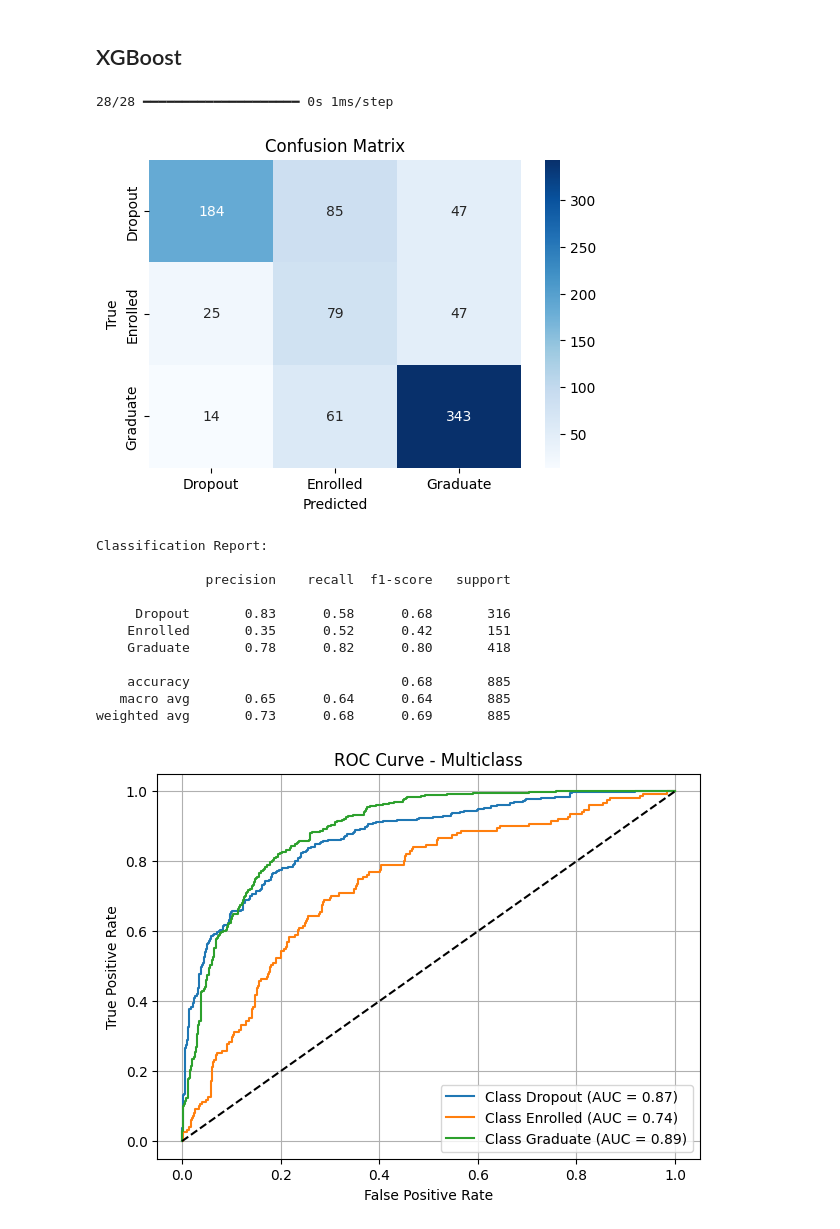
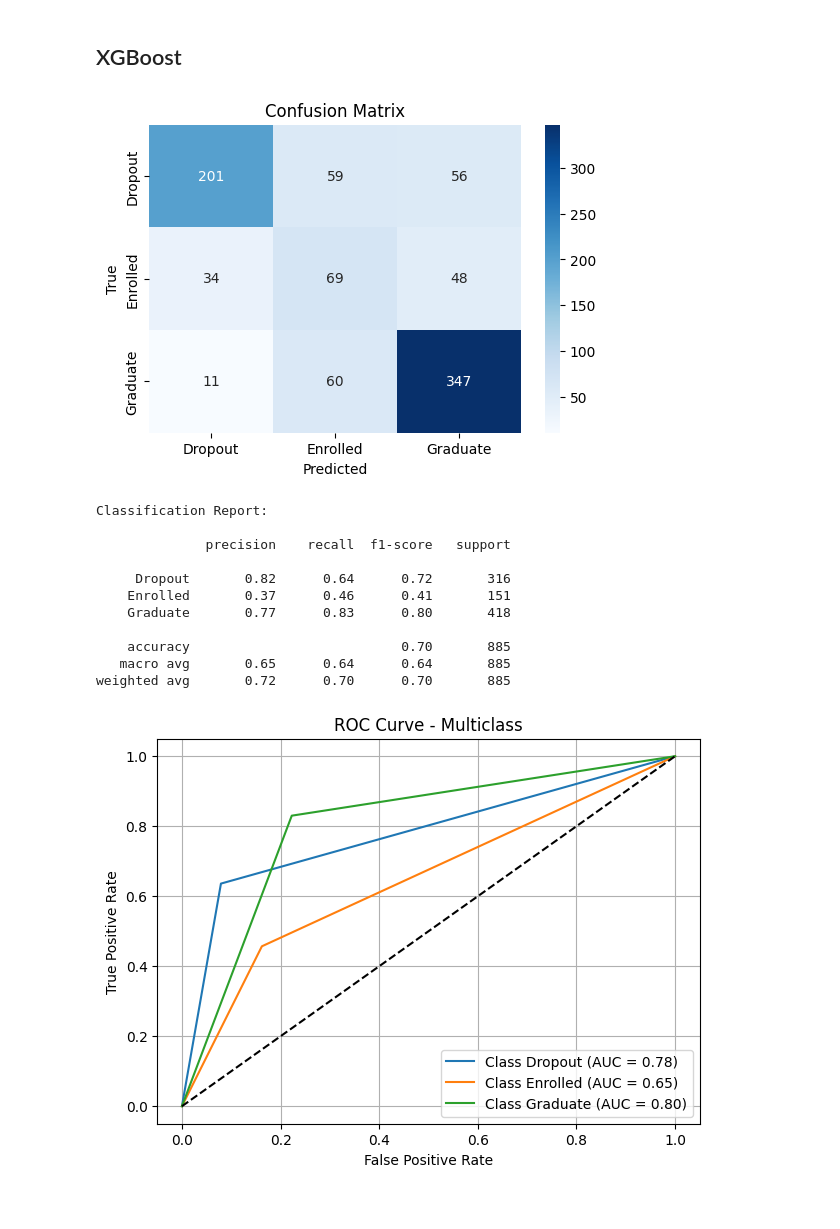
Before and after one commit to ishala/penerapan-data-science, a Jupyter notebook: notebook.ipynb, the cells around one changed output. Cells and saved outputs as stored; diff of their text form; code cells hidden in the pictures.

Commit message:
Retraining model to look changed on xgboost code

```diff
--- a/notebook.ipynb
+++ b/notebook.ipynb
@@ -1130,23 +1130,22 @@ def evaluate_classification_model(model, X_test, y_test, class_names=None):
 # %%
 # Ambil label unik yang muncul di y_test
 unique_labels = sorted(y_test.unique())  # jika y_test berbentuk pandas Series
 
 # Buat class_names berdasarkan urutan label yang muncul di y_test
 class_names = [label_dict[i] for i in unique_labels]
 
-evaluate_classification_model(model, x_test_pca, y_test, class_names)
+evaluate_classification_model(best_xgb, x_test_pca, y_test, class_names)
 # %% [output]
+[figure, new version]
-28/28 ━━━━━━━━━━━━━━━━━━━━ 0s 1ms/step
+Classification Report:
+
+              precision    recall  f1-score   support
+
+     Dropout       0.82      0.64      0.72       316
+    Enrolled       0.37      0.46      0.41       151
+    Graduate       0.77      0.83      0.80       418
+
+    accuracy                           0.70       885
+   macro avg       0.65      0.64      0.64       885
+weighted avg       0.72      0.70      0.70       885
-[figure, old version]
-Classification Report:
-
-              precision    recall  f1-score   support
-
-     Dropout       0.83      0.58      0.68       316
-    Enrolled       0.35      0.52      0.42       151
-    Graduate       0.78      0.82      0.80       418
-
-    accuracy                           0.68       885
-   macro avg       0.65      0.64      0.64       885
-weighted avg       0.73      0.68      0.69       885
-[figure, old version]
+[figure, new version]
```
Also changed, not shown: parts of 5 cells of this notebook.
